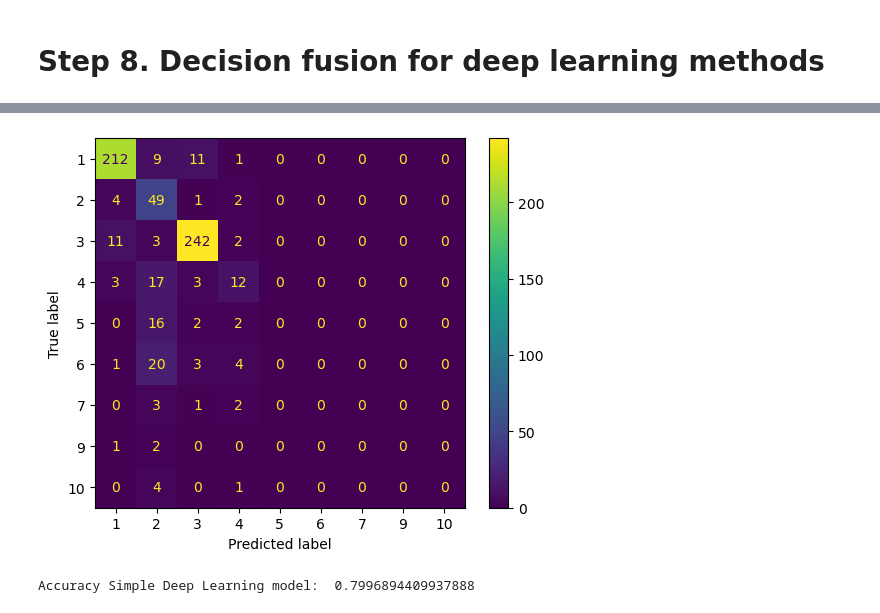
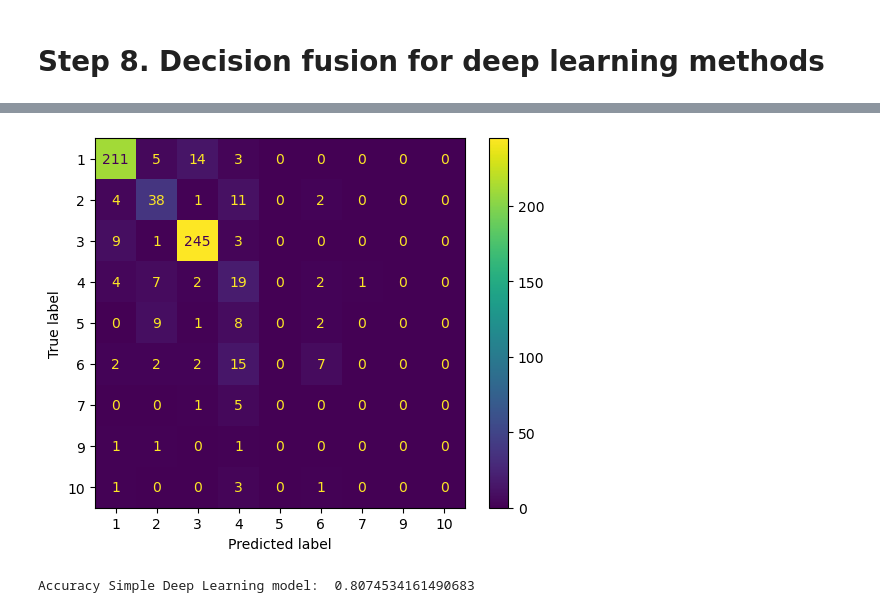
Before and after one commit to SiruiWang0731/Tree-species-classification, a Jupyter notebook: tree_classification_NN_indices.ipynb, the cells around one changed output, grey strips where cells are left out. Drawn from its saved outputs; the diff is of its cells as text; code cells hidden in the pictures.

```diff
--- a/tree_classification_NN_indices.ipynb
+++ b/tree_classification_NN_indices.ipynb
@@ -640,0 +767,9 @@ plt.show()
+# %%
+fine_tune_epochs = 100
+initial_epochs = 10
+total_epochs =  initial_epochs + fine_tune_epochs
+
+history_fine = model_rn.fit(X_train_nn,Y_train,
+                         epochs=total_epochs,
+                         initial_epoch=history3.epoch[-1],
+                         validation_data=(X_val_nn,Y_val))
@@ -750,3 +935,20 @@ plt.xlabel('epoch')
 plt.show()
 # %% [output]
 [figure]
+# %%
+base_model.trainable = True
+# Let's take a look to see how many layers are in the base model
+print("Number of layers in the base model: ", len(base_model.layers))
+
+# Fine-tune from this layer onwards
+fine_tune_at = 100
+
+# Freeze all the layers before the `fine_tune_at` layer
+for layer in base_model.layers[:fine_tune_at]:
+  layer.trainable = False
+
+RNNs_model.compile(loss=tf.keras.losses.SparseCategoricalCrossentropy(from_logits=True),
+              optimizer = tf.keras.optimizers.RMSprop(learning_rate=base_learning_rate/10),
+              metrics=['accuracy'])
+RNNs_model.summary()
+len(RNNs_model.trainable_variables)
@@ -752,0 +974,9 @@ plt.show()
+# %%
+fine_tune_epochs = 100
+initial_epochs = 10
+total_epochs =  initial_epochs + fine_tune_epochs
+
+history_fine = RNNs_model.fit(X_train_nn,Y_train,
+                         epochs=total_epochs,
+                         initial_epoch=history5.epoch[-1],
+                         validation_data=(X_val_nn,Y_val))
@@ -753,2 +1036,8 @@ plt.show()
 # %% [markdown]
 # Step 8. Decision fusion for deep learning methods
+# %%
+
+y_pred_dl_p_2 = simple_model.predict(X_val_nn)
+y_pred_cnn_p_2 = CNNs_model.predict(X_val_nn)
+y_pred_rn_p_2 = model_rn.predict(X_val_nn)
+y_pred_rnn_p_2 = RNNs_model.predict(X_val_nn)
@@ -755,12 +1054,13 @@ plt.show()
 # %%
+
 #fusion"""
-fusion_softmax = y_pred_dl_p + y_pred_cnn_p + y_pred_rn_p + y_pred_rnn_p
+fusion_softmax = y_pred_dl_p_2 + y_pred_cnn_p_2 + y_pred_rn_p_2 + y_pred_rnn_p_2
 fusion_label = np.argmax(fusion_softmax,axis=1).astype(np.int16)
 ConfusionMatrixDisplay.from_predictions(Y_val, fusion_label)
 plt.show()
 
 acc_dl = accuracy_score(Y_val, fusion_label)
 print("Accuracy Simple Deep Learning model: ", acc_dl)
 # %% [output]
-[figure, old version]
+[figure, new version]
-Accuracy Simple Deep Learning model:  0.7996894409937888
+Accuracy Simple Deep Learning model:  0.8074534161490683
```
Also changed, not shown: parts of 26 cells of this notebook.
